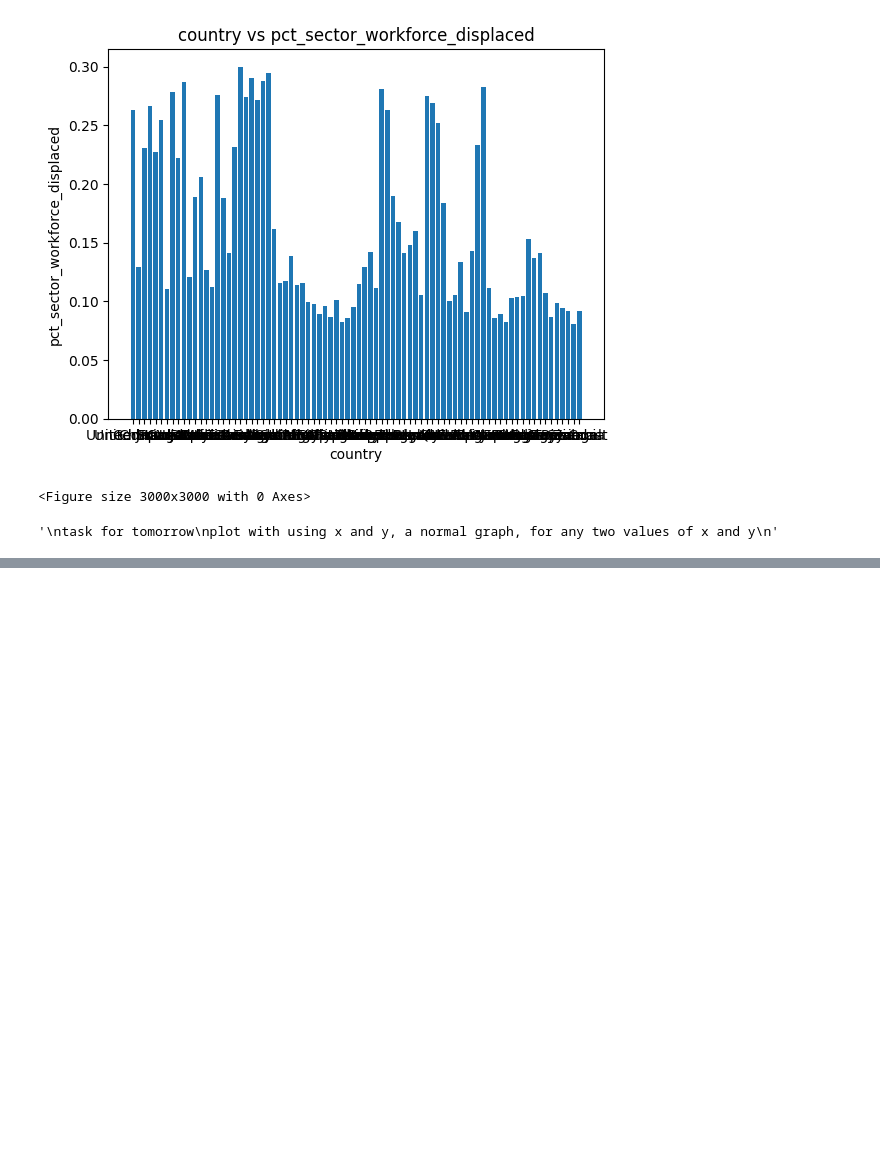
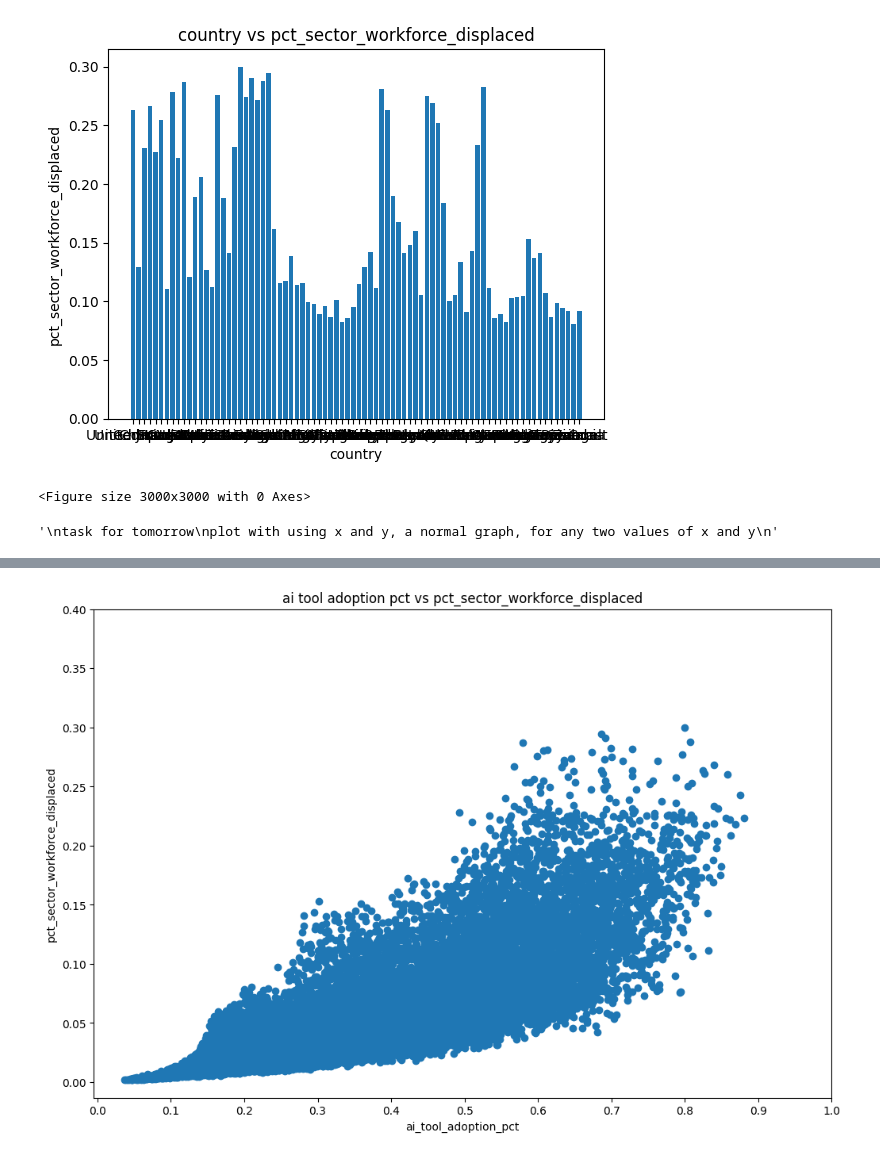
Before and after one commit to Yaduleo/data-science-internship, a Jupyter notebook: 15_5.ipynb, the cells around one changed output, grey strips where cells are left out. Drawn from its saved outputs; the diff is of its cells as text; code cells hidden in the pictures; blank space fills up the shorter version.

```diff
--- a/15_5.ipynb
+++ b/15_5.ipynb
@@ -484,0 +628,24 @@ plot with using x and y, a normal graph, for any two values of x and y
+# %%
+
+import numpy as np
+
+
+plt.figure(figsize=(12, 8))
+
+x = df['ai_tool_adoption_pct']
+y = df['pct_sector_workforce_displaced']
+
+plt.scatter(x, y)
+
+x_ticks = np.arange(0, 1.1, 0.1)
+y_ticks = np.arange(0, 0.45, 0.05)
+plt.yticks(y_ticks)
+plt.xticks(x_ticks)
+
+plt.xlabel('ai_tool_adoption_pct')
+plt.ylabel('pct_sector_workforce_displaced')
+plt.title('ai tool adoption pct vs pct_sector_workforce_displaced')
+
+plt.show()
+# %% [output]
+[figure, added]
```
Also changed, not shown: parts of 23 cells of this notebook.
